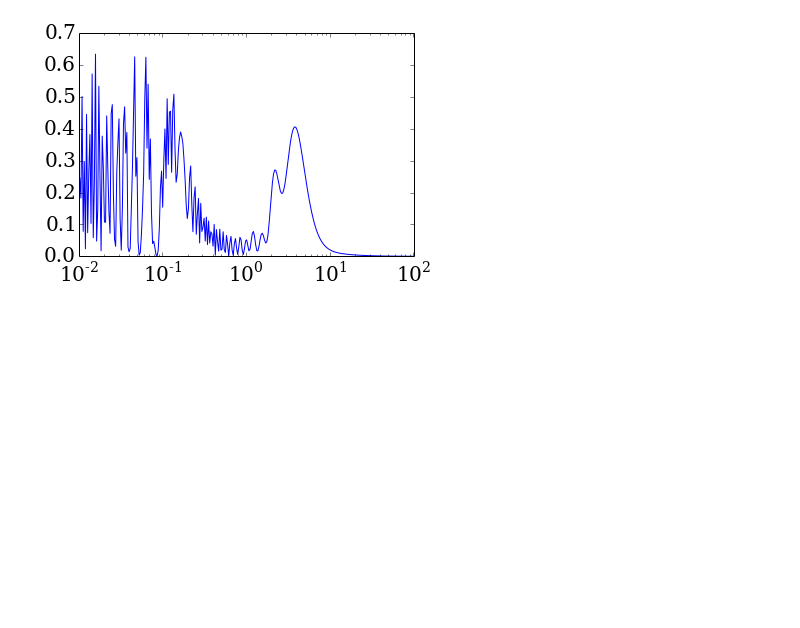
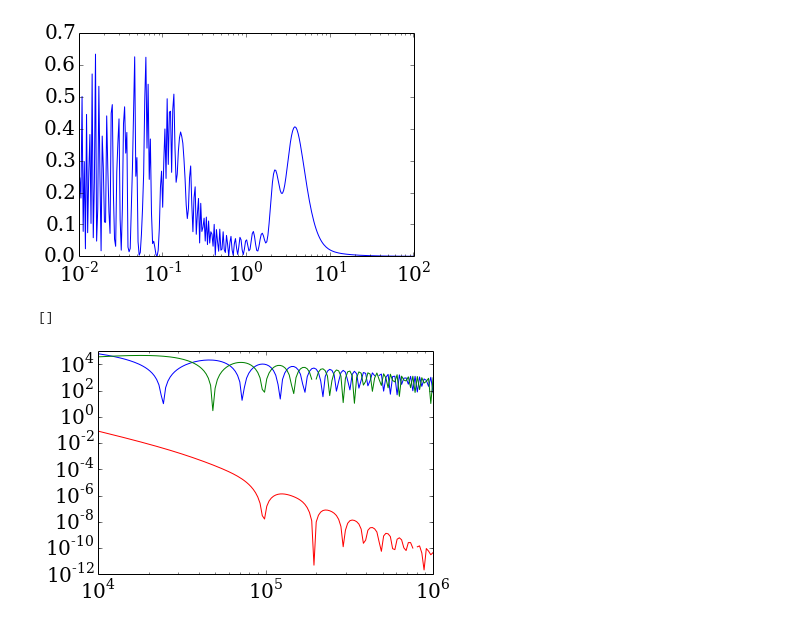
Before and after one commit to arguelles/nuSQuIDS, a Jupyter notebook: resources/python/example/nuSQUIDSpy-example.ipynb, the cells around one changed output. Cells and saved outputs as stored; diff of their text form; code cells hidden in the pictures; blank space fills up the shorter version.

```diff
--- a/resources/python/example/nuSQUIDSpy-example.ipynb
+++ b/resources/python/example/nuSQUIDSpy-example.ipynb
@@ -660,3 +660,18 @@ semilogx()
 # %% [output]
 []
 [figure]
+# %%
+nuSQ = nsq.nuSQUIDS("/Users/carguelles/Workspace/SQuIDS/git_version/nuSQuIDS/mul_ene_ex4.hdf5")
+# %%
+e_range = np.array(nuSQ.GetERange())/nuSQ.units.GeV
+nu_e = np.array([ nuSQ.EvalFlavorAtNode(0,ie,0) for ie in range(nuSQ.GetNumE())])
+nu_mu = np.array([ nuSQ.EvalFlavorAtNode(1,ie,0) for ie in range(nuSQ.GetNumE())])
+nu_tau = np.array([ nuSQ.EvalFlavorAtNode(2,ie,0) for ie in range(nuSQ.GetNumE())])
+# %%
+plot(e_range,nu_mu)
+plot(e_range,nu_tau)
+plot(e_range,nu_e)
+loglog()
+# %% [output]
+[]
+[figure, added]
```
Also changed, not shown: parts of 6 cells of this notebook, 15 other files.
